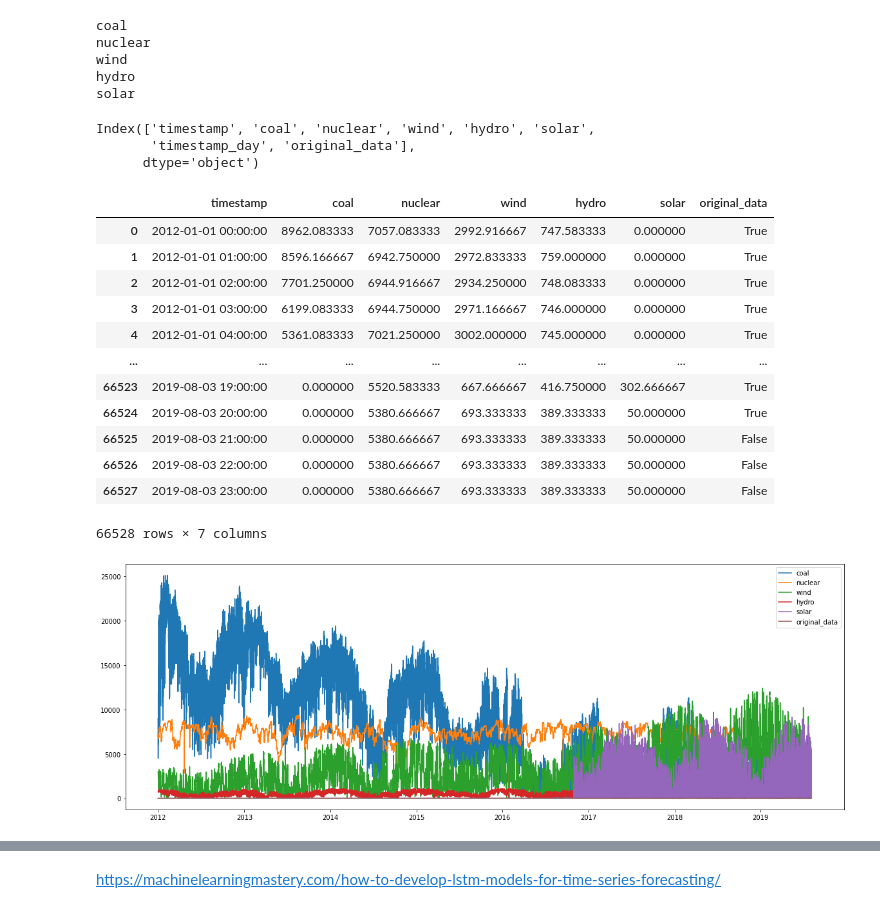
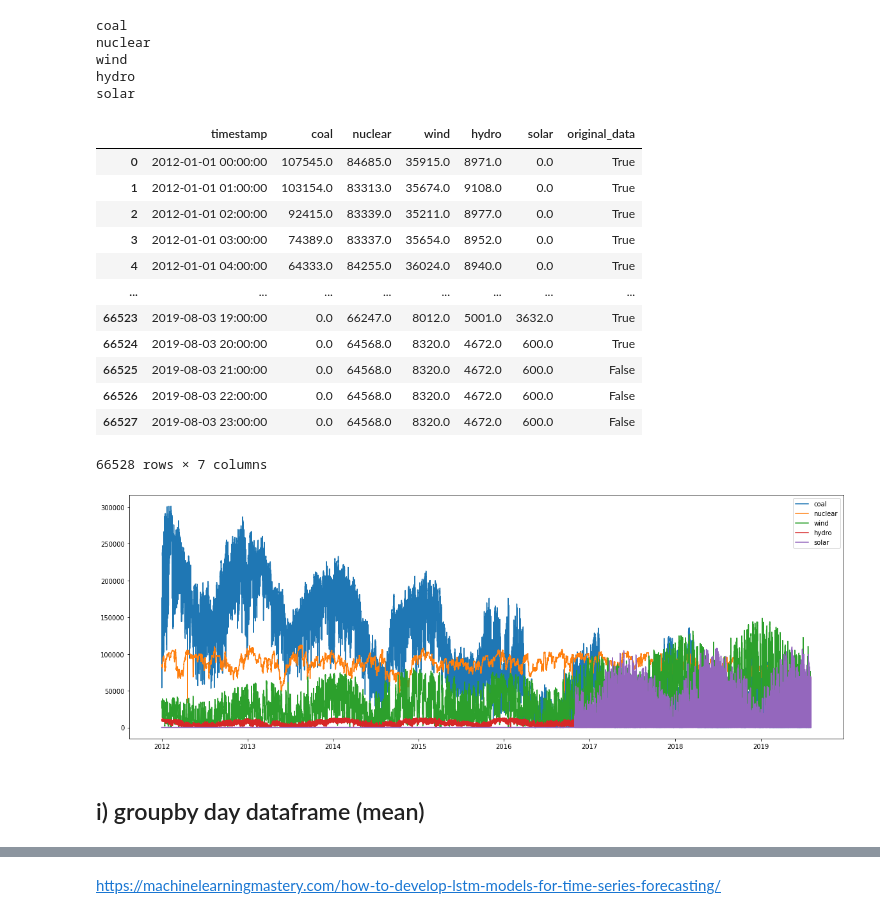
Before and after one commit to tjohanne42/time-series-project-simplon, a Jupyter notebook: preprocess_data.ipynb, the cells around one changed output, grey strips where cells are left out. Cells and saved outputs as stored; diff of their text form; code cells hidden in the pictures.

```diff
--- a/preprocess_data.ipynb
+++ b/preprocess_data.ipynb
@@ -108,7 +96,7 @@ See the caveats in the documentation: https://pandas.pydata.org/pandas-docs/stab
 # %%
 plt.figure(figsize=(20,7))
 for col in df.columns[1:]:
-    plt.plot(df["timestamp"], df[col], "o:", label=col)
+    plt.plot(df["timestamp"], df[col], label=col)
 plt.legend()
 plt.show()
 # %% [output]
@@ -161,24 +143,21 @@ We're gonna calculate the mean of each value per hour
 # %%
 df = df.drop_duplicates().reset_index(drop=True)
 
-date_col = "timestamp"
-
-# hour
-df[date_col] = df[date_col].map(lambda x: datetime(x.year, x.month, x.day, x.hour, 0, 0))
-# # day
-# tmp[date_col] = tmp[date_col].map(lambda x: datetime(x.year, x.month, x.day, 0, 0, 0))
-# # month
-# tmp[date_col] = tmp[date_col].map(lambda x: datetime(x.year, x.month, 1, 0, 0, 0))
-# # year
-# tmp[date_col] = tmp[date_col].map(lambda x: datetime(x.year, 1, 1, 0, 0, 0))
+df["timestamp"] = df["timestamp"].map(lambda x: datetime(x.year, x.month, x.day, x.hour, 0, 0))
 
 df = df.groupby([date_col], axis=0, as_index=False).mean()
+df["coal"] = df["coal"] * 12
+df["nuclear"] = df["nuclear"] * 12
+df["wind"] = df["wind"] * 12
+df["hydro"] = df["hydro"] * 12
+df["solar"] = df["solar"] * 12
+
 print("shape:", df.shape)
 display(df.head())
 
 plt.figure(figsize=(20,7))
 for col in df.columns[1:]:
-    plt.plot(df["timestamp"], df[col], "o:", label=col)
+    plt.plot(df["timestamp"], df[col], label=col)
 plt.legend()
 plt.show()
 # %% [output]
@@ -195,17 +174,8 @@ shape: (66439, 6)
 # %%
 tmp = df.copy()
 
-date_col = "timestamp"
-
-# # hour
-# tmp[date_col] = tmp[date_col].map(lambda x: datetime(x.year, x.month, x.day, x.hour, 0, 0))
-# day
-tmp[date_col] = tmp[date_col].map(lambda x: datetime(x.year, x.month, x.day, 0, 0, 0))
+tmp["timestamp"] = tmp["timestamp"].map(lambda x: datetime(x.year, x.month, x.day, 0, 0, 0))
 # 2012-01-01
-# # month
-# tmp[date_col] = tmp[date_col].map(lambda x: datetime(x.year, x.month, 1, 0, 0, 0))
-# # year
-# tmp[date_col] = tmp[date_col].map(lambda x: datetime(x.year, 1, 1, 0, 0, 0))
 
 ret = tmp.groupby([date_col], axis=0, as_index=False).count()
 print("nb days with x values:")
@@ -248,8 +219,10 @@ array(['2012-11-28T00:00:00.000000000', '2013-02-02T00:00:00.000000000',
 df["timestamp_day"] = df["timestamp"].map(lambda x: datetime(x.year, x.month, x.day, 0, 0, 0))
 df["original_data"] = True
 # %%
+# append NaN row for each missing date
+
 data = {
-  "timestamp": [],
+  "timestamp": []
 }
 
 for date in dates:
@@ -329,37 +298,31 @@ nuclear
 wind
 hydro
 solar
-# %%
-df.columns
-# %% [output]
-Index(['timestamp', 'coal', 'nuclear', 'wind', 'hydro', 'solar',
-       'timestamp_day', 'original_data'],
-      dtype='object')
 # %%
 df.drop("timestamp_day", axis=1, inplace=True)
-# %%
-display(df)
-# %% [output]
-|  | timestamp | coal | nuclear | wind | hydro | solar | original_data |
-| 0 | 2012-01-01 00:00:00 | 8962.083333 | 7057.083333 | 2992.916667 | 747.583333 | 0.000000 | True |
-| 1 | 2012-01-01 01:00:00 | 8596.166667 | 6942.750000 | 2972.833333 | 759.000000 | 0.000000 | True |
-| 2 | 2012-01-01 02:00:00 | 7701.250000 | 6944.916667 | 2934.250000 | 748.083333 | 0.000000 | True |
-| 3 | 2012-01-01 03:00:00 | 6199.083333 | 6944.750000 | 2971.166667 | 746.000000 | 0.000000 | True |
-| 4 | 2012-01-01 04:00:00 | 5361.083333 | 7021.250000 | 3002.000000 | 745.000000 | 0.000000 | True |
-| ... | ... | ... | ... | ... | ... | ... | ... |
-| 66523 | 2019-08-03 19:00:00 | 0.000000 | 5520.583333 | 667.666667 | 416.750000 | 302.666667 | True |
-| 66524 | 2019-08-03 20:00:00 | 0.000000 | 5380.666667 | 693.333333 | 389.333333 | 50.000000 | True |
-| 66525 | 2019-08-03 21:00:00 | 0.000000 | 5380.666667 | 693.333333 | 389.333333 | 50.000000 | False |
-| 66526 | 2019-08-03 22:00:00 | 0.000000 | 5380.666667 | 693.333333 | 389.333333 | 50.000000 | False |
-| 66527 | 2019-08-03 23:00:00 | 0.000000 | 5380.666667 | 693.333333 | 389.333333 | 50.000000 | False |
-66528 rows × 7 columns
 # %%
+display(df)
 plt.figure(figsize=(20,7))
-for col in df.columns[1:]:
+for col in df.columns[1:-1]:
     plt.plot(df["timestamp"], df[col], label=col)
 plt.legend()
 plt.show()
 # %% [output]
+|  | timestamp | coal | nuclear | wind | hydro | solar | original_data |
+| 0 | 2012-01-01 00:00:00 | 107545.0 | 84685.0 | 35915.0 | 8971.0 | 0.0 | True |
+| 1 | 2012-01-01 01:00:00 | 103154.0 | 83313.0 | 35674.0 | 9108.0 | 0.0 | True |
+| 2 | 2012-01-01 02:00:00 | 92415.0 | 83339.0 | 35211.0 | 8977.0 | 0.0 | True |
+| 3 | 2012-01-01 03:00:00 | 74389.0 | 83337.0 | 35654.0 | 8952.0 | 0.0 | True |
+| 4 | 2012-01-01 04:00:00 | 64333.0 | 84255.0 | 36024.0 | 8940.0 | 0.0 | True |
+| ... | ... | ... | ... | ... | ... | ... | ... |
+| 66523 | 2019-08-03 19:00:00 | 0.0 | 66247.0 | 8012.0 | 5001.0 | 3632.0 | True |
+| 66524 | 2019-08-03 20:00:00 | 0.0 | 64568.0 | 8320.0 | 4672.0 | 600.0 | True |
+| 66525 | 2019-08-03 21:00:00 | 0.0 | 64568.0 | 8320.0 | 4672.0 | 600.0 | False |
+| 66526 | 2019-08-03 22:00:00 | 0.0 | 64568.0 | 8320.0 | 4672.0 | 600.0 | False |
+| 66527 | 2019-08-03 23:00:00 | 0.0 | 64568.0 | 8320.0 | 4672.0 | 600.0 | False |
+66528 rows × 7 columns
-[figure, old version]
+[figure, new version]
 # %%
 df.to_csv("mean_energy_use_by_hour.csv", index=False)
+# %% [markdown]
+## i) groupby day dataframe (mean)
```
Also changed, not shown: parts of 36 cells of this notebook.
